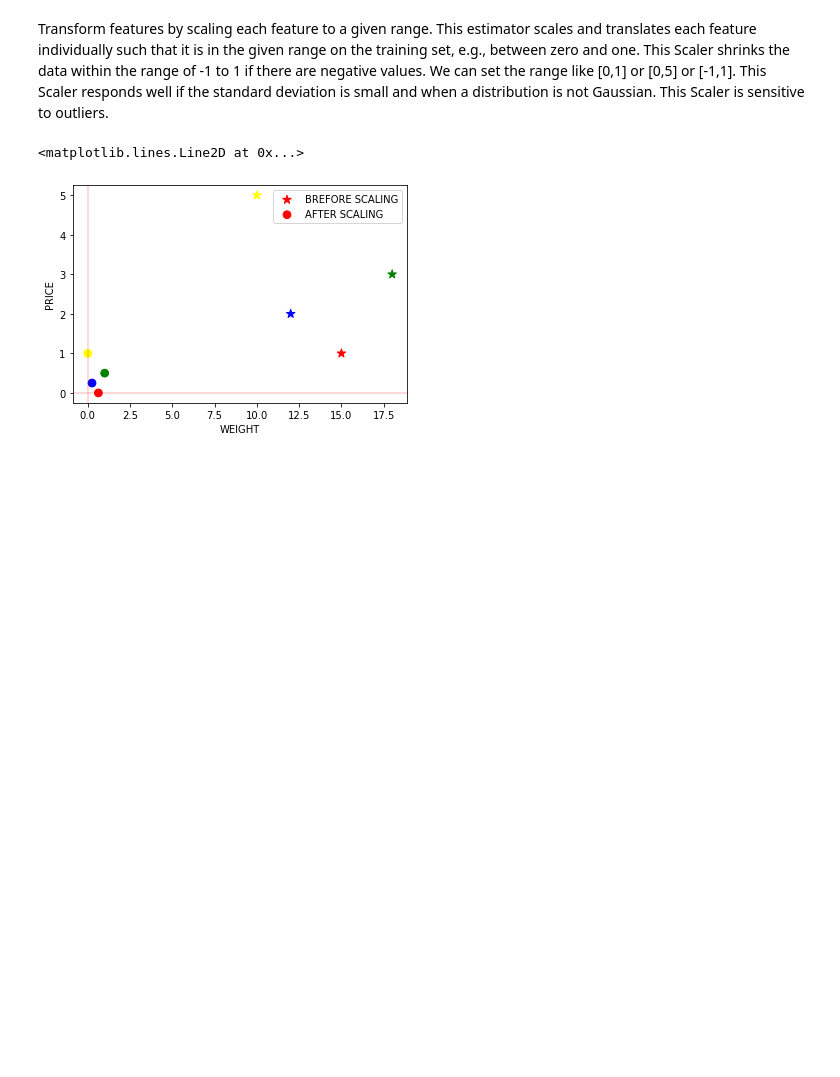
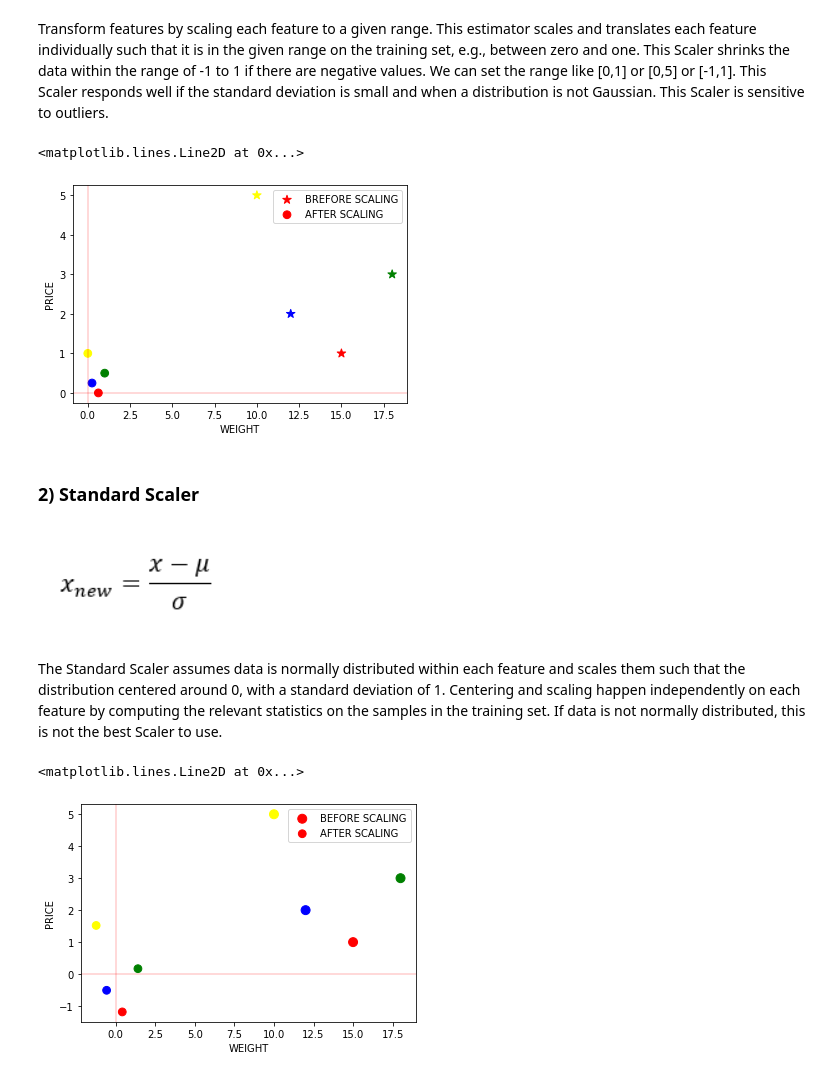
Before and after one commit to Gladiator07/Machine-Learning, a Jupyter notebook: Standardization and Normalization/Types_of_feature_scaling.ipynb, the cells around one changed output. Drawn from its saved outputs; the diff is of its cells as text; code cells hidden in the pictures; blank space fills up the shorter version.

```diff
--- a/Standardization and Normalization/Types_of_feature_scaling.ipynb
+++ b/Standardization and Normalization/Types_of_feature_scaling.ipynb
@@ -47,3 +47,26 @@ plt.axvline(0, color='red',alpha=0.2)
 # %% [output]
 <matplotlib.lines.Line2D at 0x...>
 [figure]
+# %% [markdown]
+### 2) Standard Scaler
+# %% [markdown]
+![image.png](attachment:92e8f694-fe2f-4ce9-add4-caf9c4a68e33.png)
+# %% [markdown]
+The Standard Scaler assumes data is normally distributed within each feature and scales them such that the distribution centered around 0, with a standard deviation of 1.
+Centering and scaling happen independently on each feature by computing the relevant statistics on the samples in the training set. If data is not normally distributed, this is not the best Scaler to use.
+# %%
+from sklearn.preprocessing import StandardScaler
+scaler = StandardScaler()
+df2 = pd.DataFrame(scaler.fit_transform(df),
+                  columns=['WEIGHT','PRICE'],
+                          index=['Orange','Apple','Banana','Grape'])
+ax = df.plot.scatter(x='WEIGHT', y='PRICE',color=['red','green','blue','yellow'],
+                    marker='o', s=80, label='BEFORE SCALING')
+df2.plot.scatter(x='WEIGHT', y='PRICE',
+                color=['red','green','blue','yellow'],
+                marker='o', s=60, label='AFTER SCALING', ax=ax)
+plt.axhline(0, color='red', alpha=0.2)
+plt.axvline(0, color='red', alpha=0.2)
+# %% [output]
+<matplotlib.lines.Line2D at 0x...>
+[figure, added]
```
Also changed, not shown: parts of 2 cells of this notebook.
